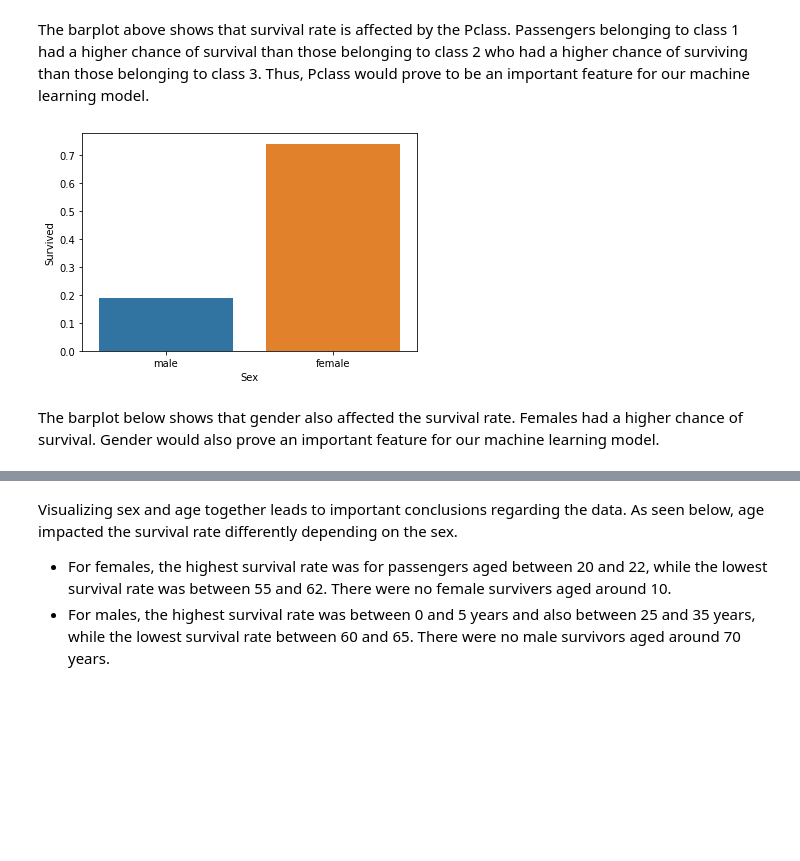
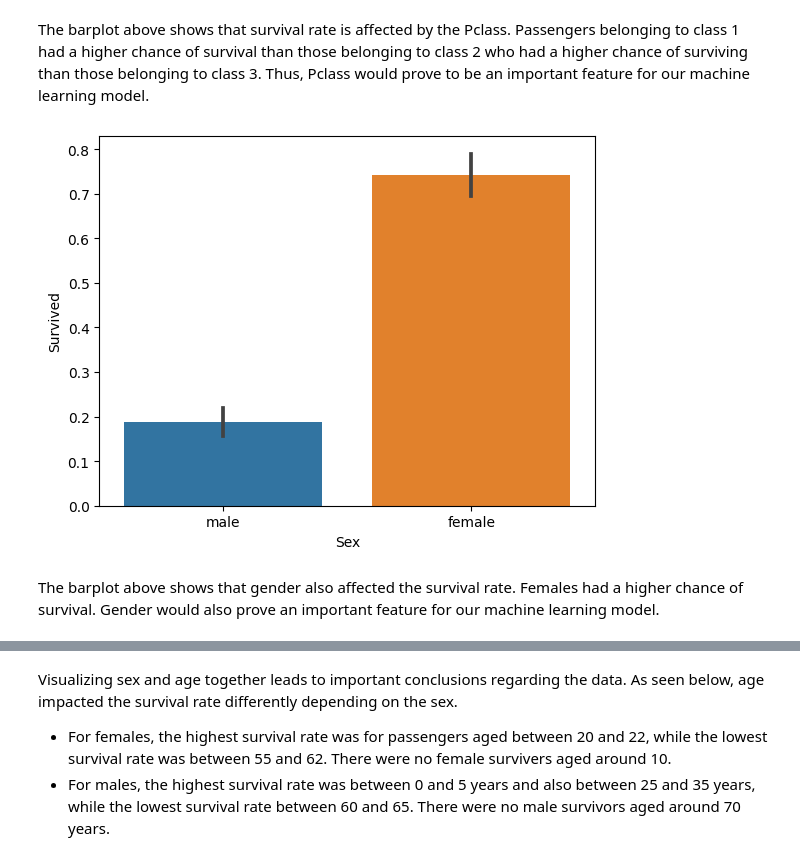
Before and after one commit to sagihaider/CE880, a Jupyter notebook: week10/Case_Study_1.ipynb, the cells around one changed output, grey strips where cells are left out. Drawn from its saved outputs; the diff is of its cells as text; code cells hidden in the pictures; blank space fills up the shorter version.

```diff
--- a/week10/Case_Study_1.ipynb
+++ b/week10/Case_Study_1.ipynb
@@ -66,12 +67,12 @@ pclass_plot = sns.barplot(x='Pclass', y='Survived', data=train_data, ci=None)
 # %% [markdown]
 The barplot above shows that survival rate is affected by the Pclass. Passengers belonging to class 1 had a higher chance of survival than those belonging to class 2 who had a higher chance of surviving than those belonging to class 3. Thus, Pclass would prove to be an important feature for our machine learning model.
 # %%
-# Age vs Survival
-gender_plot = sns.barplot(data=train_data, x='Sex', y='Survived', ci=None)
+# Gender vs Survival
+gender_plot = sns.barplot(data=train_data, x='Sex', y='Survived')
 # %% [output]
-[figure, old version]
+[figure, new version]
 # %% [markdown]
-The barplot below shows that gender also affected the survival rate. Females had a higher chance of survival. Gender would also prove an important feature for our machine learning model.
+The barplot above shows that gender also affected the survival rate. Females had a higher chance of survival. Gender would also prove an important feature for our machine learning model.
 # %%
 # Age and Sex vs Survival
 fig, axes = plt.subplots(nrows=1, ncols=2, figsize=[12,6])
```
Also changed, not shown: parts of 3 cells of this notebook.
